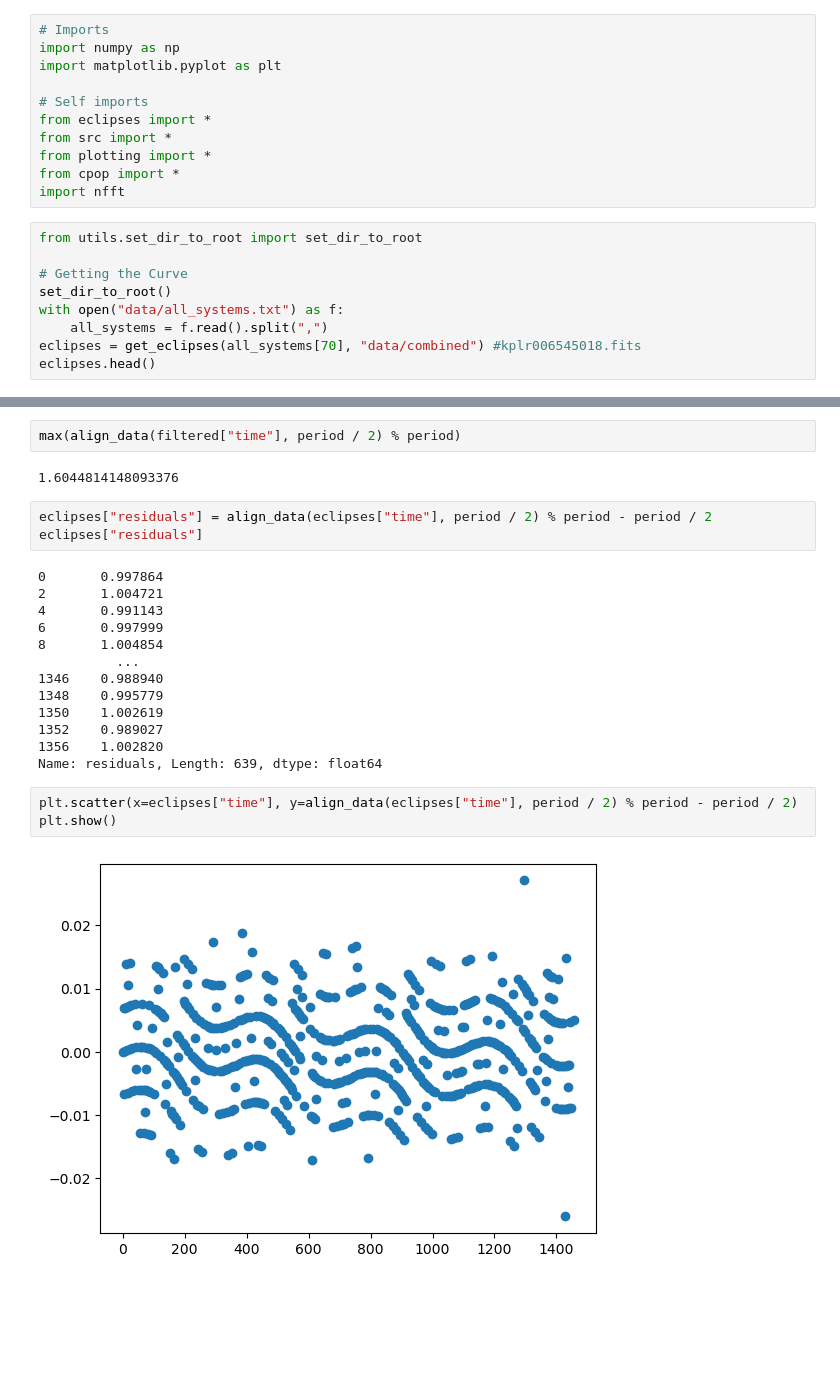
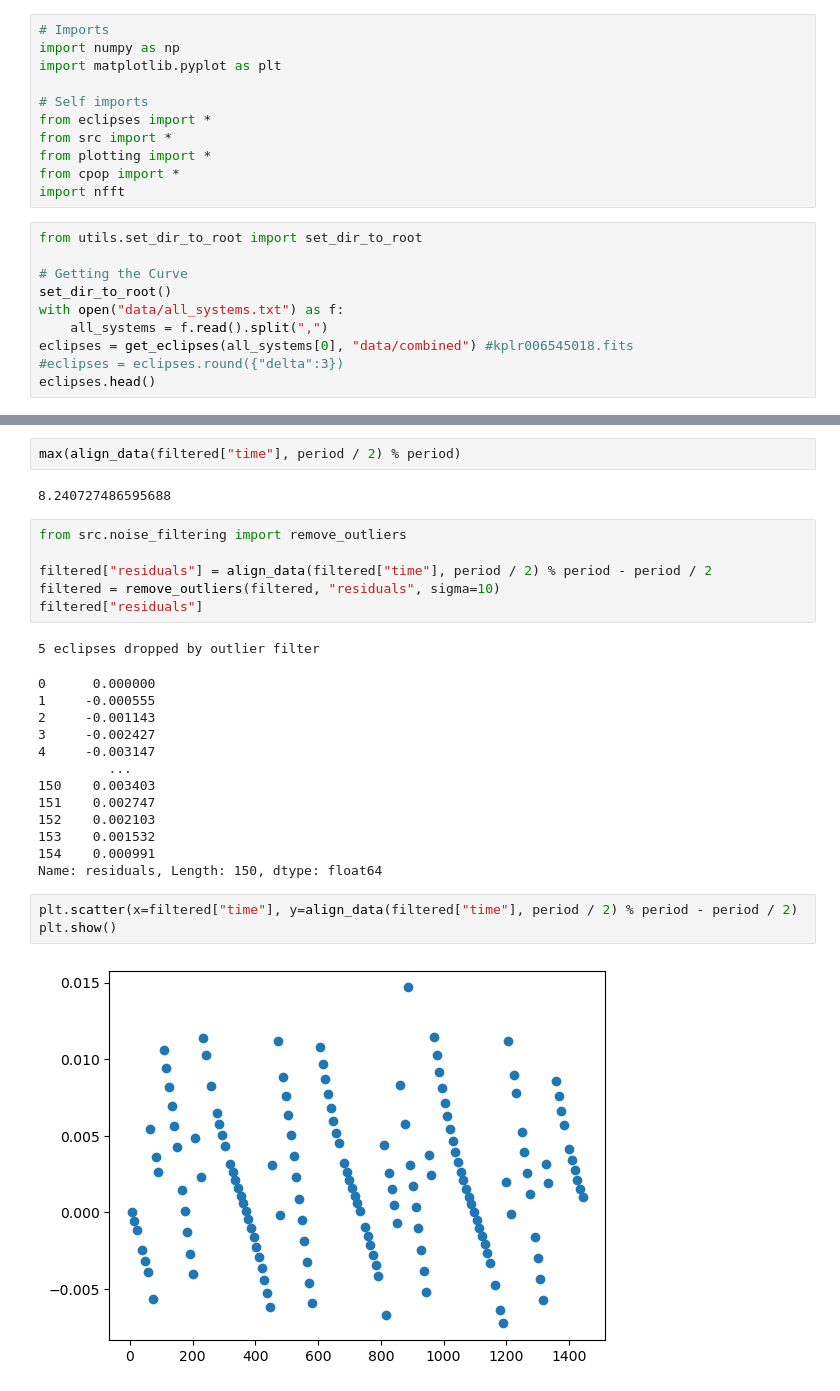
Before and after one commit to three-body-analysis/tris, a Jupyter notebook: src/cpop.ipynb, the cells around one changed output, grey strips where cells are left out. Saved outputs shown, nothing was run; the diff lists cells and outputs as text; blank space fills up the shorter version.

```diff
--- a/src/cpop.ipynb
+++ b/src/cpop.ipynb
@@ -16,5 +16,6 @@ from utils.set_dir_to_root import set_dir_to_root
 set_dir_to_root()
 with open("data/all_systems.txt") as f:
     all_systems = f.read().split(",")
-eclipses = get_eclipses(all_systems[70], "data/combined") #kplr006545018.fits
+eclipses = get_eclipses(all_systems[0], "data/combined") #kplr006545018.fits
+#eclipses = eclipses.round({"delta":3})
 eclipses.head()
@@ -39,28 +60,32 @@ period # this might break it, I hope not
 # %%
 max(align_data(filtered["time"], period / 2) % period)
 # %% [output]
-1.6044814148093376
+8.240727486595688
 # %%
-eclipses["residuals"] = align_data(eclipses["time"], period / 2) % period - period / 2
-eclipses["residuals"]
+from src.noise_filtering import remove_outliers
+
+filtered["residuals"] = align_data(filtered["time"], period / 2) % period - period / 2
+filtered = remove_outliers(filtered, "residuals", sigma=10)
+filtered["residuals"]
 # %% [output]
-0       0.997864
-2       1.004721
-4       0.991143
-6       0.997999
-8       1.004854
-          ...
-1346    0.988940
-1348    0.995779
-1350    1.002619
-1352    0.989027
-1356    1.002820
-Name: residuals, Length: 639, dtype: float64
+5 eclipses dropped by outlier filter
+0      0.000000
+1     -0.000555
+2     -0.001143
+3     -0.002427
+4     -0.003147
+         ...
+150    0.003403
+151    0.002747
+152    0.002103
+153    0.001532
+154    0.000991
+Name: residuals, Length: 150, dtype: float64
 # %%
-plt.scatter(x=eclipses["time"], y=align_data(eclipses["time"], period / 2) % period - period / 2)
+plt.scatter(x=filtered["time"], y=align_data(filtered["time"], period / 2) % period - period / 2)
 plt.show()
 # %% [output]
-[figure, old version]
+[figure, new version]
 # %%
 N = 10000
 k = - N // 2 + np.arange(N)
```
Also changed, not shown: parts of 6 cells of this notebook, 1 other file.
